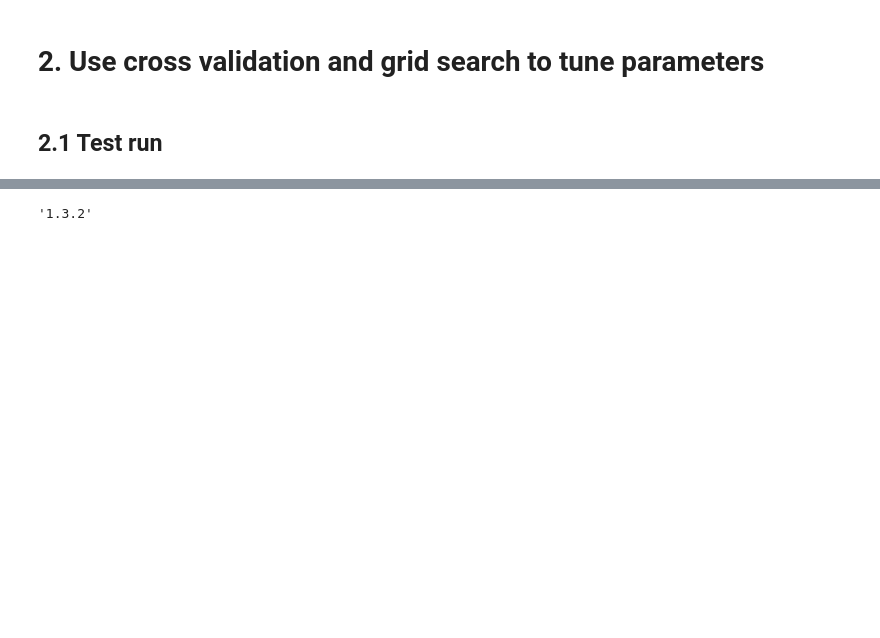
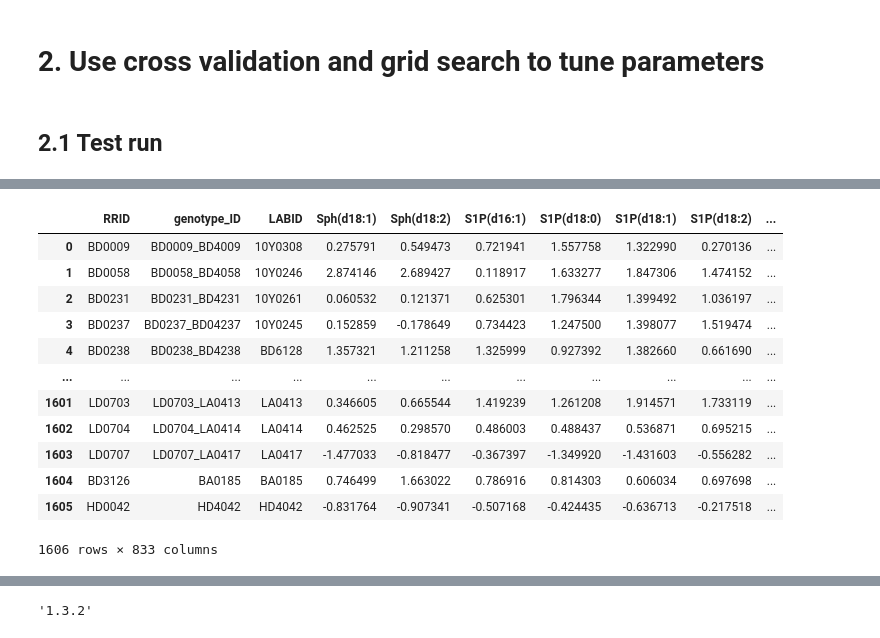
Before and after one commit to belowlab/-CCHC_lipidomics, a Jupyter notebook: 20231211_rerun/code/ML_07_boosting_models_test_run.ipynb, the cells around one changed output, grey strips where cells are left out. Drawn from its saved outputs; the diff is of its cells as text; code cells hidden in the pictures; blank space fills up the shorter version.

Commit message:
Done: logging setup, load dosage, and load trait

```diff
--- a/20231211_rerun/code/ML_07_boosting_models_test_run.ipynb
+++ b/20231211_rerun/code/ML_07_boosting_models_test_run.ipynb
@@ -637,8 +558,10 @@ data_type = 'train'
 lipid_type = 'species'
 pval_threshold = 'pval_1e-07'
 maf_threshold = 'maf_0.01'
-# lipid = 'CE-20:5-'
 lipid = 'AC-16:0--OH'
+
+print('#', '#' * 30, 'Load dosage', '#' * 30)
+set_logging.set_logging('test_run.log')
 
 dosage_dir = '/data100t1/home/wanying/CCHC/lipidomics/20231211_rerun/inputs/genotype_dosage/train/lipid_species'
 dosage_fn = 'lipid_species_chr*.pval_0.001_maf_0.05.vcf.dosage.gz'
@@ -646,7 +569,16 @@ dosage_fn = 'lipid_species_chr*.pval_0.001_maf_0.05.vcf.dosage.gz'
 snp_dir = f'/data100t1/home/wanying/CCHC/lipidomics/20231211_rerun/outputs/fastGWA/lipid_{lipid_type}_filter_by_{pval_threshold}_{maf_threshold}'
 snp_fn = f'{lipid}_SNPs.{pval_threshold}.{maf_threshold}.txt'
 
-df_dosage = load_dosage(snp_dir, snp_fn,
-                        dosage_dir = '/data100t1/home/wanying/CCHC/lipidomics/20231211_rerun/inputs/genotype_dosage/train/lipid_species',
-                        dosage_fn = 'lipid_species_chr*.pval_0.001_maf_0.05.vcf.dosage.gz')
+df_dosage = load_dosage.load_dosage(snp_dir, snp_fn,
+                                    dosage_dir = dosage_dir,
+                                    dosage_fn = dosage_fn)
+
+print('\n#', '#' * 30, 'Load lipid trait', '#' * 30)
+# Load lipid trait
+trait_dir = '/data100t1/home/wanying/CCHC/lipidomics/20231211_rerun/inputs/lipid_trait'
+trait_fn = f'lipid_{lipid_type}_ID_matched.no_dup.residual.{data_type}.txt'
+fn_trait_name_matching = f'/data100t1/home/wanying/CCHC/lipidomics/20231211_rerun/inputs/lipid_trait/lipid_{lipid_type}.list'
+df_lipid_trait, dict_lipid_name_matching = load_trait_values.load_trait_values(trait_dir,
+                                                                               trait_fn,
+                                                                               fn_trait_name_matching)
 # %% [output]
@@ -718,0 +601,16 @@ print('# Pearson r2:', pearson_r**2, '; Pearson pval:', pearson_pval)
+# %%
+df_lipid_trait
+# %% [output]
+|  | RRID | genotype_ID | LABID | Sph(d18:1) | Sph(d18:2) | S1P(d16:1) | S1P(d18:0) | S1P(d18:1) | S1P(d18:2) | ... |
+| 0 | BD0009 | BD0009_BD4009 | 10Y0308 | 0.275791 | 0.549473 | 0.721941 | 1.557758 | 1.322990 | 0.270136 | ... |
+| 1 | BD0058 | BD0058_BD4058 | 10Y0246 | 2.874146 | 2.689427 | 0.118917 | 1.633277 | 1.847306 | 1.474152 | ... |
+| 2 | BD0231 | BD0231_BD4231 | 10Y0261 | 0.060532 | 0.121371 | 0.625301 | 1.796344 | 1.399492 | 1.036197 | ... |
+| 3 | BD0237 | BD0237_BD04237 | 10Y0245 | 0.152859 | -0.178649 | 0.734423 | 1.247500 | 1.398077 | 1.519474 | ... |
+| 4 | BD0238 | BD0238_BD4238 | BD6128 | 1.357321 | 1.211258 | 1.325999 | 0.927392 | 1.382660 | 0.661690 | ... |
+| ... | ... | ... | ... | ... | ... | ... | ... | ... | ... | ... |
+| 1601 | LD0703 | LD0703_LA0413 | LA0413 | 0.346605 | 0.665544 | 1.419239 | 1.261208 | 1.914571 | 1.733119 | ... |
+| 1602 | LD0704 | LD0704_LA0414 | LA0414 | 0.462525 | 0.298570 | 0.486003 | 0.488437 | 0.536871 | 0.695215 | ... |
+| 1603 | LD0707 | LD0707_LA0417 | LA0417 | -1.477033 | -0.818477 | -0.367397 | -1.349920 | -1.431603 | -0.556282 | ... |
+| 1604 | BD3126 | BA0185 | BA0185 | 0.746499 | 1.663022 | 0.786916 | 0.814303 | 0.606034 | 0.697698 | ... |
+| 1605 | HD0042 | HD4042 | HD4042 | -0.831764 | -0.907341 | -0.507168 | -0.424435 | -0.636713 | -0.217518 | ... |
+1606 rows × 833 columns
```
Also changed, not shown: parts of 8 cells of this notebook.
